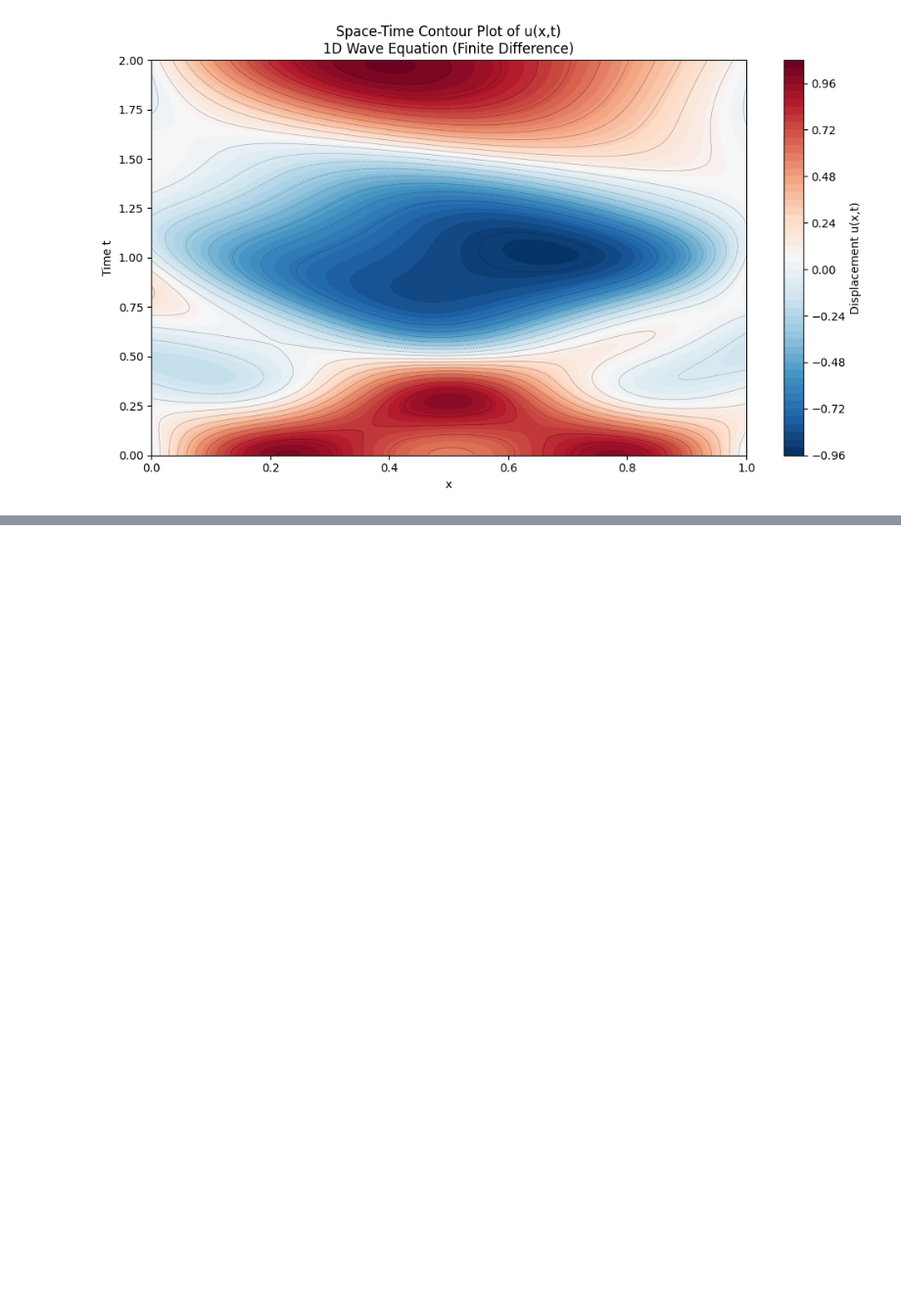
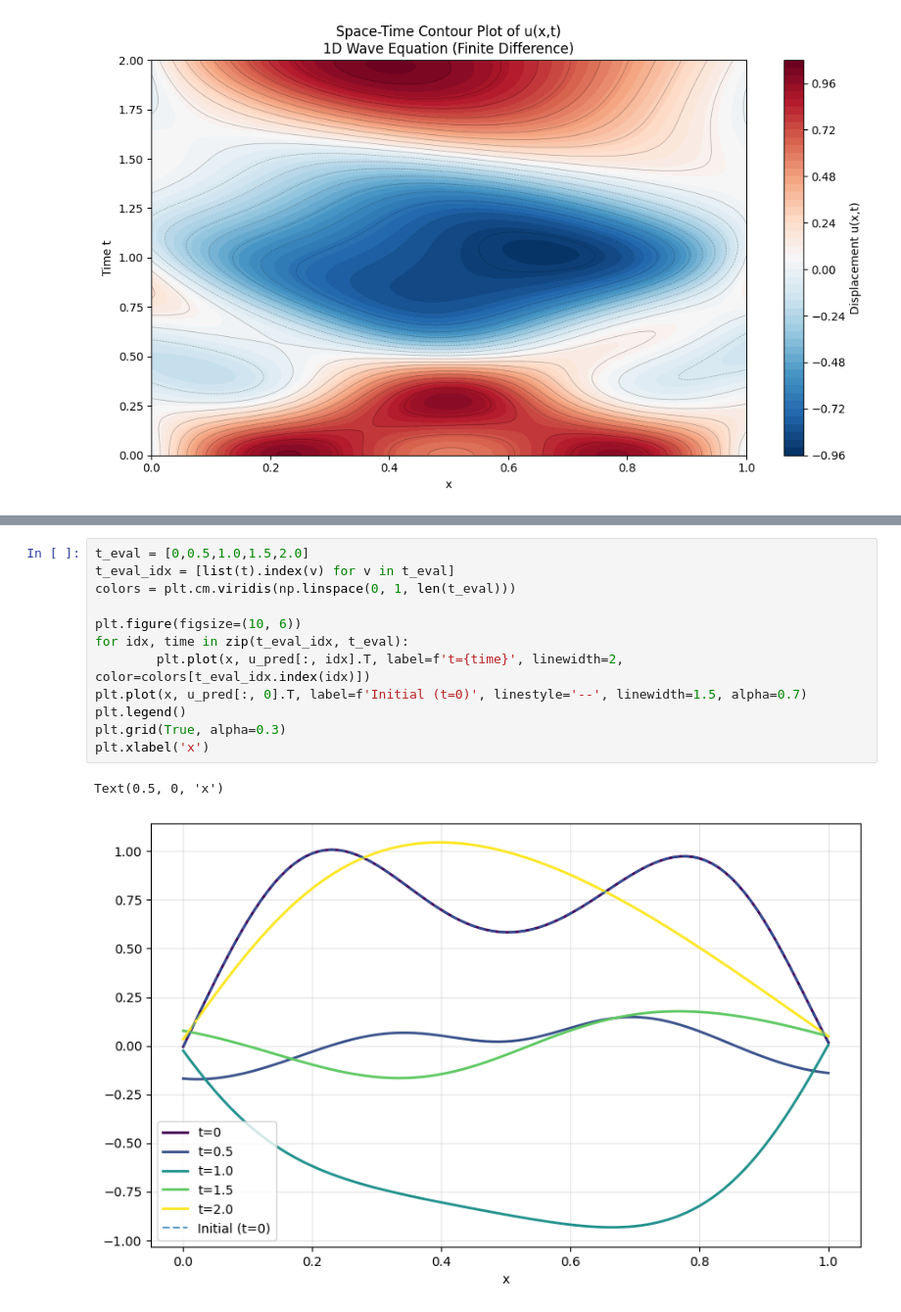
Before and after one commit to TheDataHokage/Scientific_Machine_Learning, a Jupyter notebook: Exam/problem_1/problem1B.ipynb, the cells around one changed output, grey strips where cells are left out. Shown at 98% size. Cells and saved outputs as stored; diff of their text form; blank space fills up the shorter version.

```diff
--- a/Exam/problem_1/problem1B.ipynb
+++ b/Exam/problem_1/problem1B.ipynb
@@ -360,0 +386,15 @@ Text(0.5, 1.0, 'Training Losses')
+# %%
+t_eval = [0,0.5,1.0,1.5,2.0]
+t_eval_idx = [list(t).index(v) for v in t_eval]
+colors = plt.cm.viridis(np.linspace(0, 1, len(t_eval)))
+
+plt.figure(figsize=(10, 6))
+for idx, time in zip(t_eval_idx, t_eval):
+        plt.plot(x, u_pred[:, idx].T, label=f't={time}', linewidth=2, color=colors[t_eval_idx.index(idx)])
+plt.plot(x, u_pred[:, 0].T, label=f'Initial (t=0)', linestyle='--', linewidth=1.5, alpha=0.7)
+plt.legend()
+plt.grid(True, alpha=0.3)
+plt.xlabel('x')
+# %% [output]
+Text(0.5, 0, 'x')
+[figure, added]
```
Also changed, not shown: parts of 6 cells of this notebook, 17 other files.
